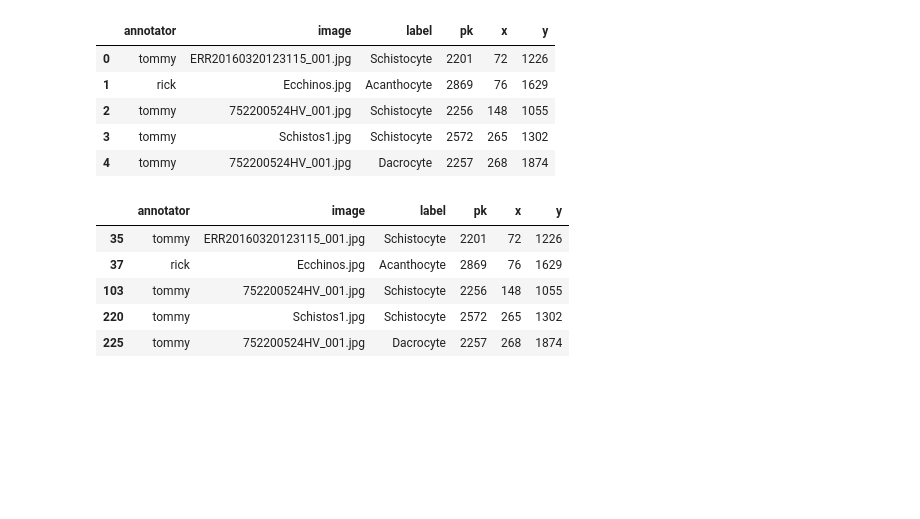
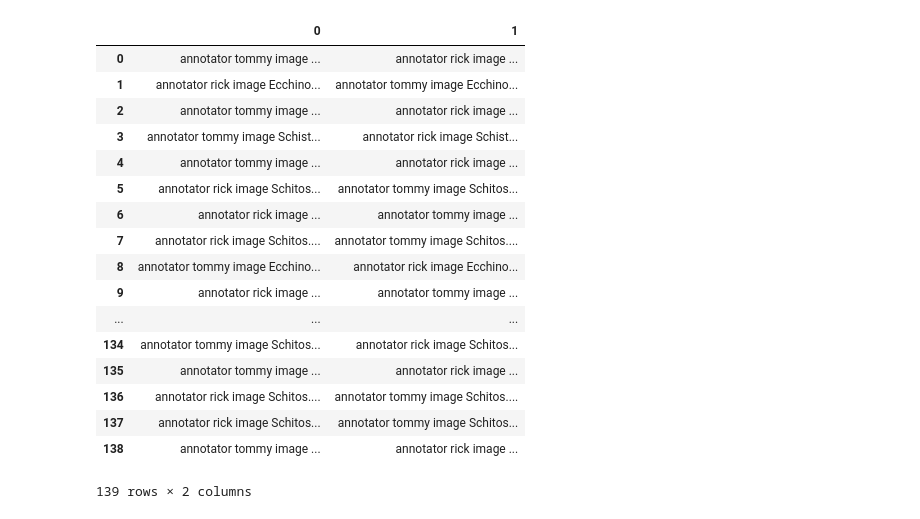
Before and after one commit to tjdurant/rbc_cnn_old, a Jupyter notebook: notebooks/DataFramePractice.ipynb, the cells around one changed output. Cells and saved outputs as stored; diff of their text form; code cells hidden in the pictures; blank space fills up the shorter version.

```diff
--- a/notebooks/DataFramePractice.ipynb
+++ b/notebooks/DataFramePractice.ipynb
@@ -105,0 +264,9 @@ IndexError: index 6 is out of bounds for axis 0 with size 6
+# %%
+n = 0
+for ix in exclude.nonzero()[0]:
+    a = df.ix[ix].annotator
+    if a != 'tommy':
+        continue
+    if (df.ix[(d[ix] < 41).nonzero()].annotator == a).any():
+        n += 1
+print n
@@ -133,6 +406,7 @@ def parse_dataFrame(df):
     for2 = 0
     missedByY = 0
     overlap_list = []
+    non_overlap = []
 
     # sort df by x value
     df = df.sort_values(by=['x'], ascending=[True])
@@ -172,7 +446,24 @@ def parse_dataFrame(df):
             else:
                 continue
 
-    new_overlap = fix_overlap(overlap_list)
+    overlap_df = pd.DataFrame(overlap_list)
 
-    overlap_df = pd.DataFrame(new_overlap)
+
+
     return df, overlap_df
+
+# gets byte array from smear image using xywh coordinates
+def get_cropped_array(ind, dataframe, im):
+    # im = cv2.imread(IMG_DIR + dataframe.image[ind])
+    df = dataframe.ix[ind]
+    label = df.label
+
+    new_x = df.x - 30
+    new_y = df.y - 30
+    new_w = 60
+    new_h = 60
+
+    croppedCell = im[new_y:new_y+new_h, new_x:new_x+new_w]
+
+    if croppedCell.shape == (60, 60, 3):
+        return croppedCell, label
@@ -193,12 +469,0 @@ df = csv_to_dataFrame(CSV_DIR)
-# %%
-df, overlap_list = parse_dataFrame(df)
-# %%
-overlap_list = overlap_list.reset_index(drop=True)
-overlap_list.head()
-# %% [output]
-|  | annotator | image | label | pk | x | y |
-| 0 | tommy | ERR20160320123115_001.jpg | Schistocyte | 2201 | 72 | 1226 |
-| 1 | rick | Ecchinos.jpg | Acanthocyte | 2869 | 76 | 1629 |
-| 2 | tommy | 752200524HV_001.jpg | Schistocyte | 2256 | 148 | 1055 |
-| 3 | tommy | Schistos1.jpg | Schistocyte | 2572 | 265 | 1302 |
-| 4 | tommy | 752200524HV_001.jpg | Dacrocyte | 2257 | 268 | 1874 |
@@ -207,9 +470,24 @@ o_df = pd.DataFrame(new_overlap)
-# %%
-o_df.head()
-# %% [output]
-|  | annotator | image | label | pk | x | y |
-| 35 | tommy | ERR20160320123115_001.jpg | Schistocyte | 2201 | 72 | 1226 |
-| 37 | rick | Ecchinos.jpg | Acanthocyte | 2869 | 76 | 1629 |
-| 103 | tommy | 752200524HV_001.jpg | Schistocyte | 2256 | 148 | 1055 |
-| 220 | tommy | Schistos1.jpg | Schistocyte | 2572 | 265 | 1302 |
-| 225 | tommy | 752200524HV_001.jpg | Dacrocyte | 2257 | 268 | 1874 |
+# %%
+# remove cells with overlapping XY coordinates
+df, overlap_df = parse_dataFrame(df)
+# %%
+overlap_df
+# %% [output]
+|  | 0 | 1 |
+| 0 | annotator tommy image ... | annotator rick image ... |
+| 1 | annotator rick image Ecchino... | annotator tommy image Ecchino... |
+| 2 | annotator tommy image ... | annotator rick image ... |
+| 3 | annotator tommy image Schist... | annotator rick image Schist... |
+| 4 | annotator tommy image ... | annotator rick image ... |
+| 5 | annotator rick image Schitos... | annotator tommy image Schitos... |
+| 6 | annotator rick image ... | annotator tommy image ... |
+| 7 | annotator rick image Schitos.... | annotator tommy image Schitos.... |
+| 8 | annotator tommy image Ecchino... | annotator rick image Ecchino... |
+| 9 | annotator rick image ... | annotator tommy image ... |
+| ... | ... | ... |
+| 134 | annotator tommy image Schitos... | annotator rick image Schitos... |
+| 135 | annotator tommy image ... | annotator rick image ... |
+| 136 | annotator rick image Schitos.... | annotator tommy image Schitos.... |
+| 137 | annotator rick image Schitos... | annotator tommy image Schitos... |
+| 138 | annotator tommy image ... | annotator rick image ... |
+139 rows × 2 columns
```
Also changed, not shown: parts of 29 cells of this notebook, 5 other files.
